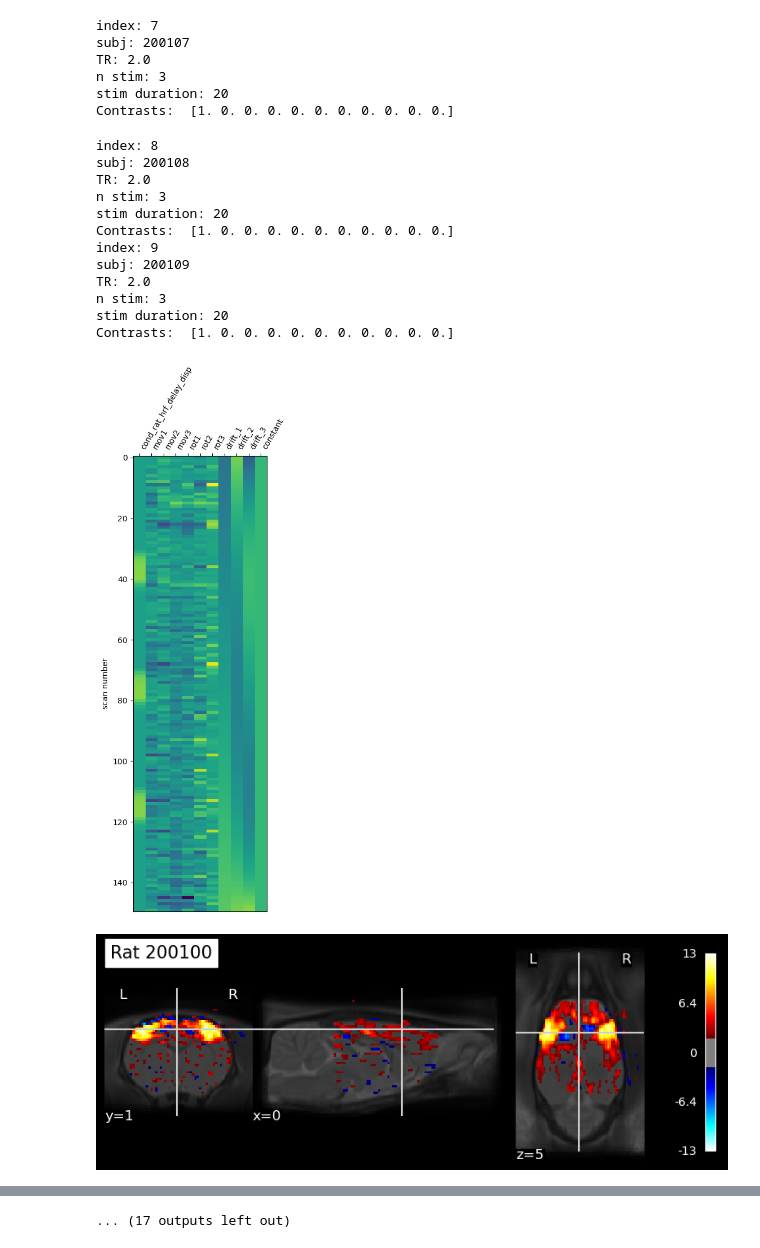
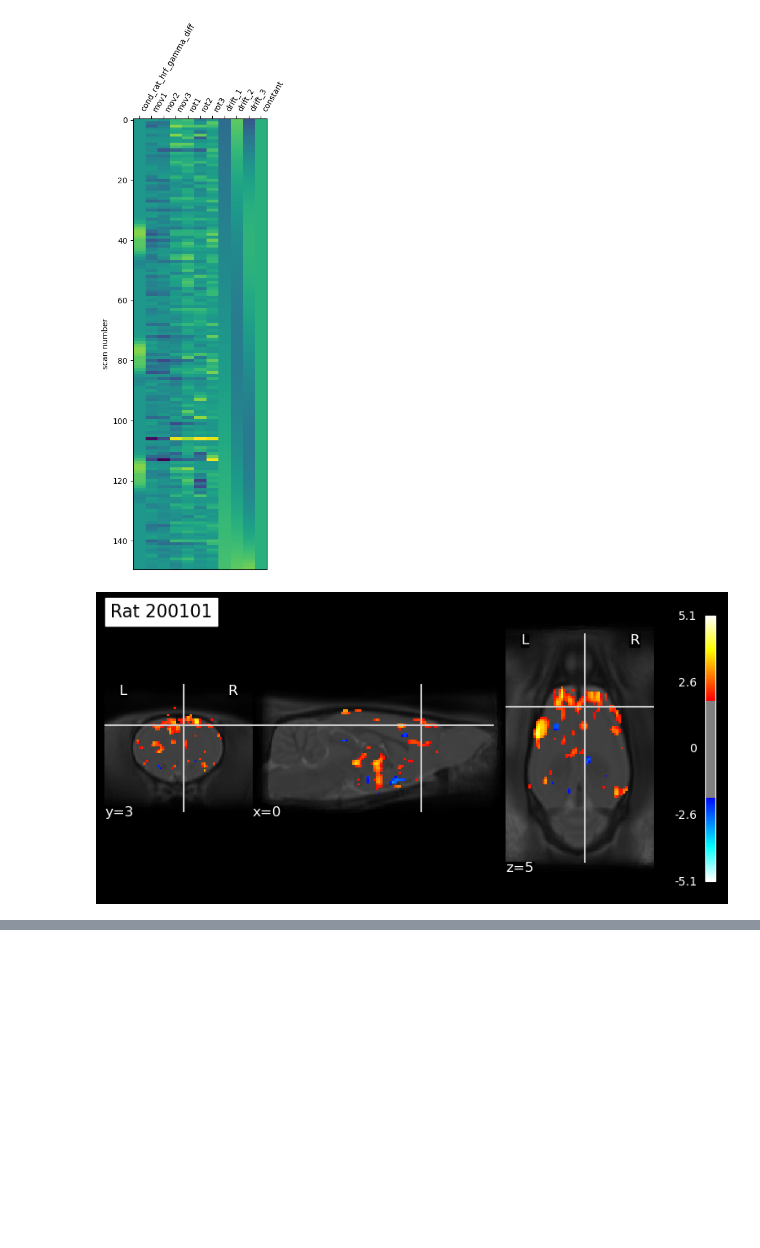
Before and after one commit to grandjeanlab/multirat_se, a Jupyter notebook: script/rat_hrf_first_level.ipynb, the cells around one changed output, grey strips where cells are left out. Drawn from its saved outputs; the diff is of its cells as text; code cells hidden in the pictures; blank space fills up the shorter version.

```diff
--- a/script/rat_hrf_first_level.ipynb
+++ b/script/rat_hrf_first_level.ipynb
@@ -203,0 +234,13 @@ plt.show()
+# %%
+# --- Select HRF model ---
+
+""" Define hrf model used for the first analysis
+    Options :
+    ---------
+    rat_hrf_gamma_diff
+    rat_hrf_delay_disp
+"""
+
+hrf_function = rat_hrf_gamma_diff
+#hrf_function = rat_hrf_delay_disp
+print('The chosen HRF model is:', hrf_function)
@@ -205,20 +292,9 @@ plt.show()
 # ---------- FIRST LEVEL ANALYSIS ------------
 # ---------------- Rat HRF -------------------
 
-# --- Hrf model to be used ---
-
-""" Define hrf model used for the first analysis
-    Options :
-    ---------
-    rat_hrf_delay_disp
-    rat_hrf_gamma_diff
-"""
-#hrf_function = rat_hrf_gamma_diff
-hrf_function = rat_hrf_delay_disp
 print('The chosen HRF model is:', hrf_function)
 
-
-for index in range(0, 10):
+for index in range(1, 2):
 
     subj_num=str(df.iloc[index]['rat.sub'])[:-2]
     print('index:', index)
@@ -294,6 +370,7 @@ for index in range(0, 10):
     fmri_glm = FirstLevelModel(t_r=tr,
                                 drift_model='polynomial',
                                 signal_scaling=False,
+                                smoothing_fwhm=0.45,
                                 minimize_memory=False)
 
     fmri_glm = fmri_glm.fit(subject_path, design_matrices=design_matrix)
@@ -316,26 +393,13 @@ for index in range(0, 10):
                                         threshold = 1.9,
                                         title = 'Rat {}'.format(subj_num))
 
-    #-- Save outputs --
+    # #-- Save outputs --
 
-    if hrf_function == rat_hrf_gamma_diff:
-        savetxt(gamma_matrix_dir+'matrix_sub-0{}_ses-1.csv'.format(subj_num), design_matrix, delimiter=',')
-        nib.save(statistical_map['effect_size'], gamma_beta_dir+'beta_sub-0{}_ses-1.nii.gz'.format(subj_num))    #save the betaestimates
-        nib.save(residuals, gamma_residuals_dir+'residuals_sub-0{}_ses-1.nii.gz'.format(subj_num))               #save this to nifti
-        nib.save(predicted_timeseries, gamma_predic_timeseries_dir+'predicted_timeseries_sub-0{}_ses-1.nii.gz'.format(subj_num))
-        nib.save(statistical_map['z_score'], gamma_z_score_dir+'z_score_sub-0{}_ses-1.nii.gz'.format(subj_num))  #save z map
-        nib.save(statistical_map['effect_variance'], gamma_effect_var_dir+'effect_var_sub-0{}_ses-1.nii.gz'.format(subj_num))  #save the betaestimates
-        plt.savefig(gamma_image_dir+'stat_map_sub-0{}_ses-1.png'.format(subj_num))
-
-    elif hrf_function == rat_hrf_delay_disp:
-        savetxt(dd_matrix_dir+'matrix_sub-0{}_ses-1.csv'.format(subj_num), design_matrix, delimiter=',')
-        nib.save(statistical_map['effect_size'], dd_beta_dir+'beta_sub-0{}_ses-1.nii.gz'.format(subj_num))     #save the betaestimates
-        nib.save(residuals, dd_residuals_dir+'residuals_sub-0{}_ses-1.nii.gz'.format(subj_num))                #save this to nifti
-        nib.save(predicted_timeseries, dd_predic_timeseries_dir+'predicted_timeseries_sub-0{}_ses-1.nii.gz'.format(subj_num))
-        nib.save(statistical_map['z_score'], dd_z_score_dir+'z_score_sub-0{}_ses-1.nii.gz'.format(subj_num))   #save z map
-        nib.save(statistical_map['effect_variance'], dd_effect_var_dir+'effect_var_sub-0{}_ses-1.nii.gz'.format(subj_num))  #save the betaestimates
-        plt.savefig(dd_image_dir+'stat_map_sub-0{}_ses-1.png'.format(subj_num))
-
-    else:
-        print('No file to be saved. Check that hrf_function is well defined.')
+    savetxt(matrix_dir+'matrix_sub-0{}_ses-1.csv'.format(subj_num), design_matrix, delimiter=',')
+    nib.save(residuals, residuals_dir+'residuals_sub-0{}_ses-1.nii.gz'.format(subj_num))                                 #save this to nifti
+    nib.save(predicted_timeseries, predic_timeseries_dir+'predicted_timeseries_sub-0{}_ses-1.nii.gz'.format(subj_num))
+    nib.save(statistical_map['z_score'], z_score_dir+'z_score_sub-0{}_ses-1.nii.gz'.format(subj_num))                    #save z map
+    nib.save(statistical_map['effect_size'], beta_dir+'beta_sub-0{}_ses-1.nii.gz'.format(subj_num))                      #save the betaestimates
+    nib.save(statistical_map['effect_variance'], effect_var_dir+'effect_var_sub-0{}_ses-1.nii.gz'.format(subj_num))      #save the betaestimates
+    plt.savefig(image_dir+'stat_map_sub-0{}_ses-1.png'.format(subj_num))
 # %% [output]
@@ -385,20 +413,2 @@ Contrasts:  [1. 0. 0. 0. 0. 0. 0. 0. 0. 0. 0.]
-index: 7
-subj: 200107
-TR: 2.0
-n stim: 3
-stim duration: 20
-Contrasts:  [1. 0. 0. 0. 0. 0. 0. 0. 0. 0. 0.]
-index: 8
-subj: 200108
-TR: 2.0
-n stim: 3
-stim duration: 20
-Contrasts:  [1. 0. 0. 0. 0. 0. 0. 0. 0. 0. 0.]
-index: 9
-subj: 200109
-TR: 2.0
-n stim: 3
-stim duration: 20
-Contrasts:  [1. 0. 0. 0. 0. 0. 0. 0. 0. 0. 0.]
-[figure, old version]
+[figure, new version]
-[figure, old version]
+[figure, new version]
@@ -406,3 +415,2 @@ Contrasts:  [1. 0. 0. 0. 0. 0. 0. 0. 0. 0. 0.]
-... (17 outputs left out)
 # %%
 #rat_hrf_delay_diff model
```
Also changed, not shown: parts of 22 cells of this notebook, 1 other file.
